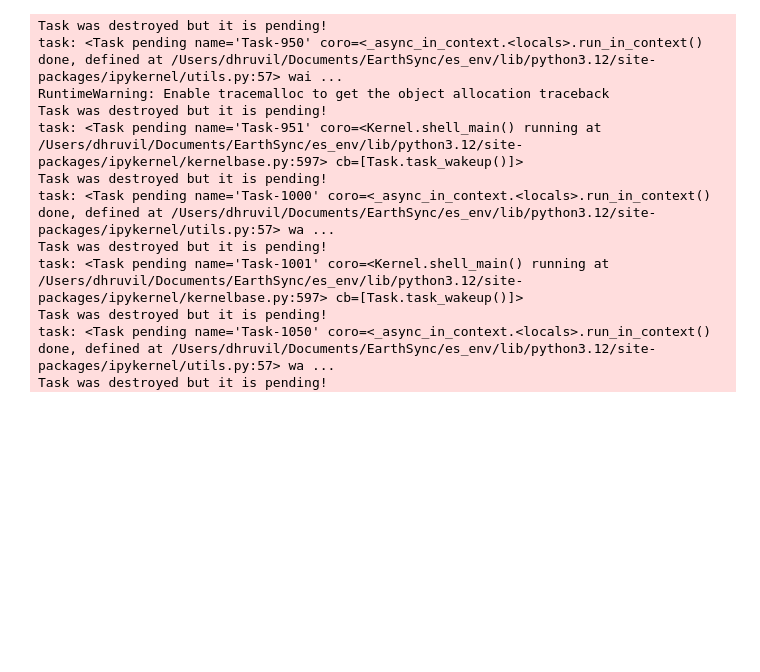
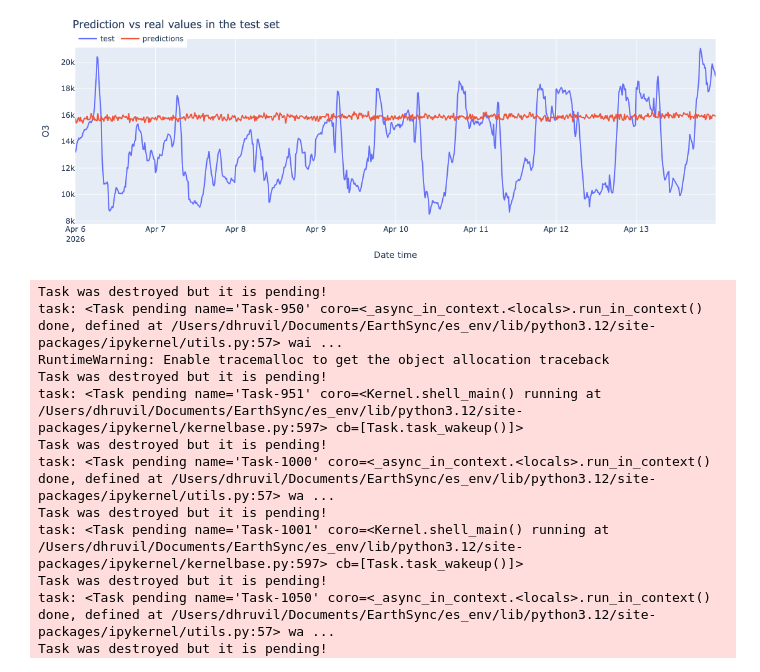
Before and after one commit to dhruvilsangani/EarthSync, a Jupyter notebook: LSTM-forecast.ipynb, the cells around one changed output. Saved outputs shown, nothing was run; the diff lists cells and outputs as text; code cells hidden in the pictures; blank space fills up the shorter version.

Commit message:
data exploration revisited

```diff
--- a/LSTM-forecast.ipynb
+++ b/LSTM-forecast.ipynb
@@ -41,0 +205,22 @@ New feature count: 16
+# %%
+# Backtesting
+# ==============================================================================
+cv = TimeSeriesFold(
+         steps              = forecaster.max_step,
+         initial_train_size = len(data_indexed.loc[:end_validation, :]),  # Training + Validation Data
+         refit              = False
+     )
+
+# The validation partition is now used as part of the initial fit
+# Epocs is set to the value idenfied in the previous training with early stopping
+forecaster.set_fit_kwargs({"epochs": 10,"batch_size": 512})
+
+metrics, predictions = backtesting_forecaster_multiseries(
+    forecaster        = forecaster,
+    series            = data_indexed[['purchase_bid']],
+    cv                = cv,
+    levels            = forecaster.levels,
+    metric            = "mean_absolute_error",
+    verbose           = False,
+    suppress_warnings = True
+)
@@ -42,3 +264,27 @@ New feature count: 16
+# %%
+# Plotting predictions vs real values in the test set
+# ==============================================================================
+fig = go.Figure()
+trace1 = go.Scatter(x=data_test.index, y=data_test['purchase_bid'], name="test", mode="lines")
+trace2 = go.Scatter(
+    x=predictions.index,
+    y=predictions.loc[predictions["level"] == "purchase_bid", "pred"],
+    name="predictions", mode="lines"
+)
+fig.add_trace(trace1)
+fig.add_trace(trace2)
+fig.update_layout(
+    title="Prediction vs real values in the test set",
+    xaxis_title="Date time",
+    yaxis_title="O3",
+    width=800,
+    height=400,
+    margin=dict(l=20, r=20, t=35, b=20),
+    legend=dict(orientation="h", yanchor="top", y=1.05, xanchor="left", x=0)
+)
+fig.show()
+# %% [output]
+[figure, added]
 # %%
 import numpy as np
 import pandas as pd
```
Also changed, not shown: parts of 13 cells of this notebook, 18 other files.
